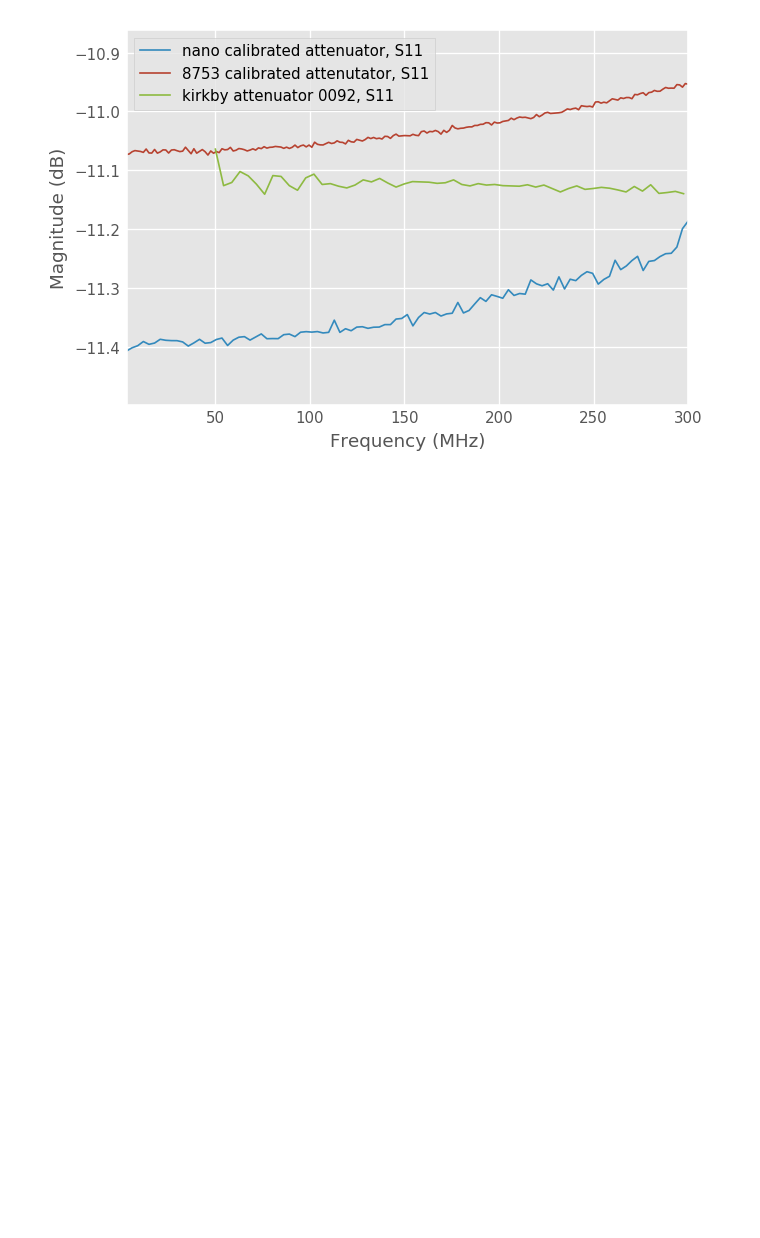
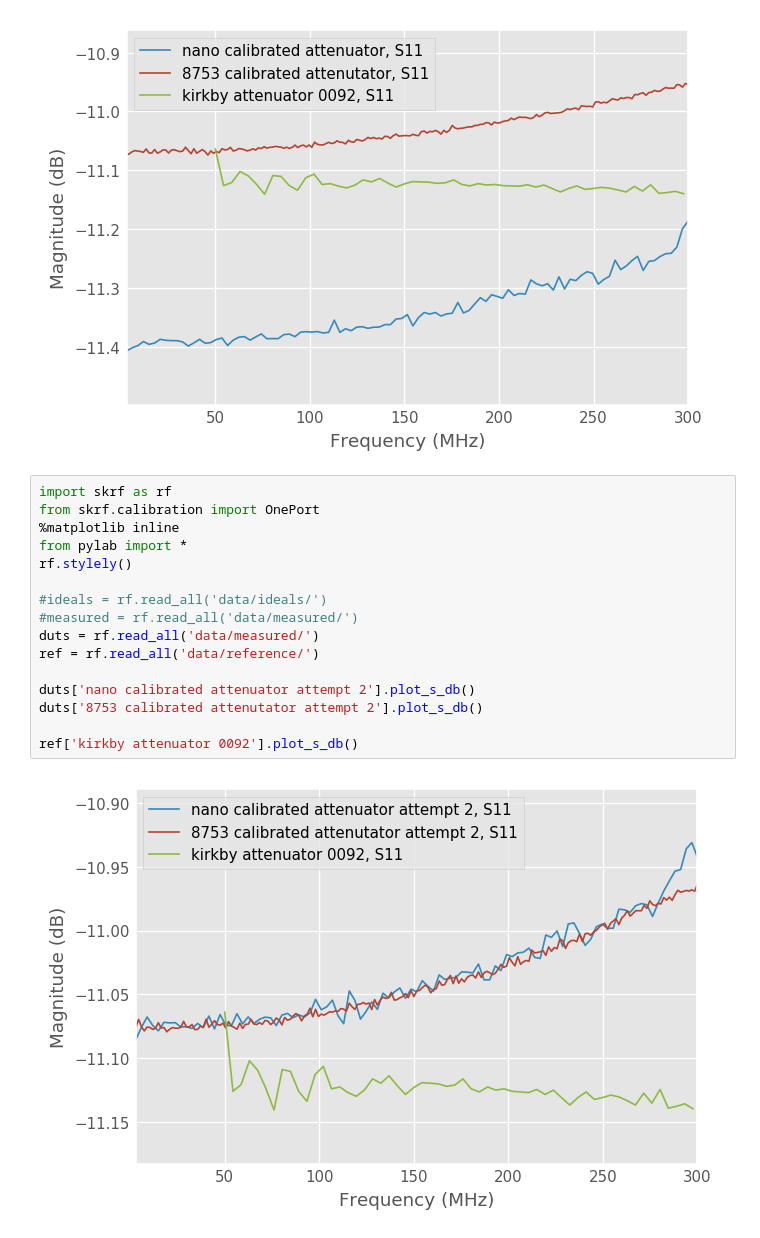
Before and after one commit to hendorog/nanovna_test, a Jupyter notebook: NanoVNA test.ipynb, the cells around one changed output. Drawn from its saved outputs; the diff is of its cells as text; blank space fills up the shorter version.

Commit message:
Add on device calibration results

```diff
--- a/NanoVNA test.ipynb
+++ b/NanoVNA test.ipynb
@@ -74,3 +74,21 @@ duts['8753 calibrated attenutator'].plot_s_db()
 ref['kirkby attenuator 0092'].plot_s_db()
 # %% [output]
 [figure]
+# %%
+import skrf as rf
+from skrf.calibration import OnePort
+%matplotlib inline
+from pylab import *
+rf.stylely()
+
+#ideals = rf.read_all('data/ideals/')
+#measured = rf.read_all('data/measured/')
+duts = rf.read_all('data/measured/')
+ref = rf.read_all('data/reference/')
+
+duts['nano calibrated attenuator attempt 2'].plot_s_db()
+duts['8753 calibrated attenutator attempt 2'].plot_s_db()
+
+ref['kirkby attenuator 0092'].plot_s_db()
+# %% [output]
+[figure, added]
```
